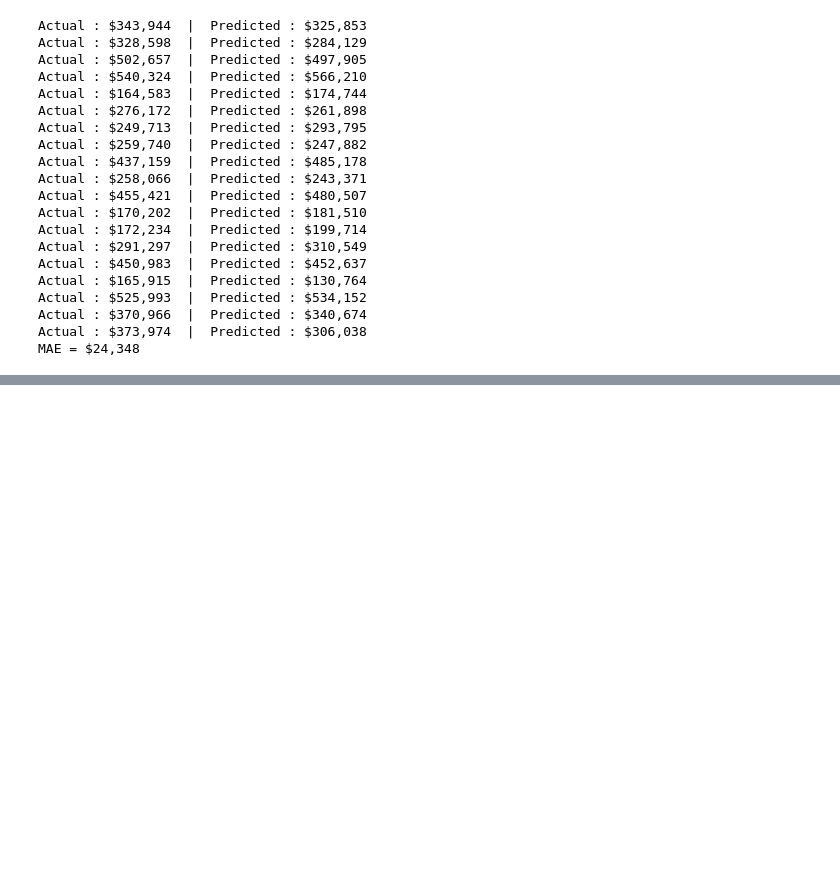
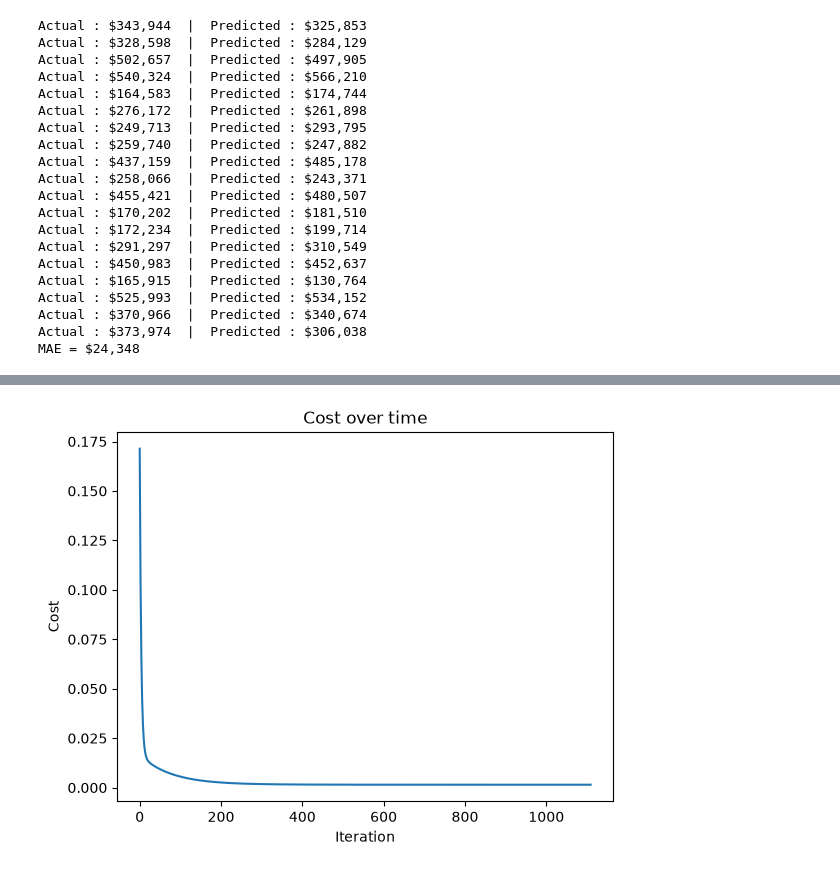
Before and after one commit to dawoodafzal62138/My-ML-Journey, a Jupyter notebook: Phase 2/Projects/Linear Regression from scratch/main.ipynb, the cells around one changed output, grey strips where cells are left out. Saved outputs shown, nothing was run; the diff lists cells and outputs as text; code cells hidden in the pictures; blank space fills up the shorter version.

```diff
--- a/Phase 2/Projects/Linear Regression from scratch/main.ipynb
+++ b/Phase 2/Projects/Linear Regression from scratch/main.ipynb
@@ -102,0 +137,8 @@ MAE = $24,348
+# %%
+plt.plot(all_costs)
+plt.xlabel("Iteration")
+plt.ylabel("Cost")
+plt.title("Cost over time")
+plt.show()
+# %% [output]
+[figure, added]
```
Also changed, not shown: parts of 5 cells of this notebook, 1 other file.
